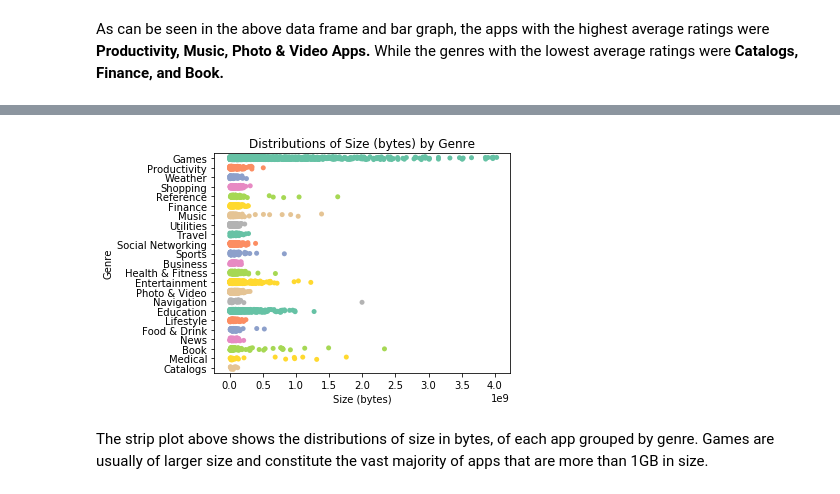
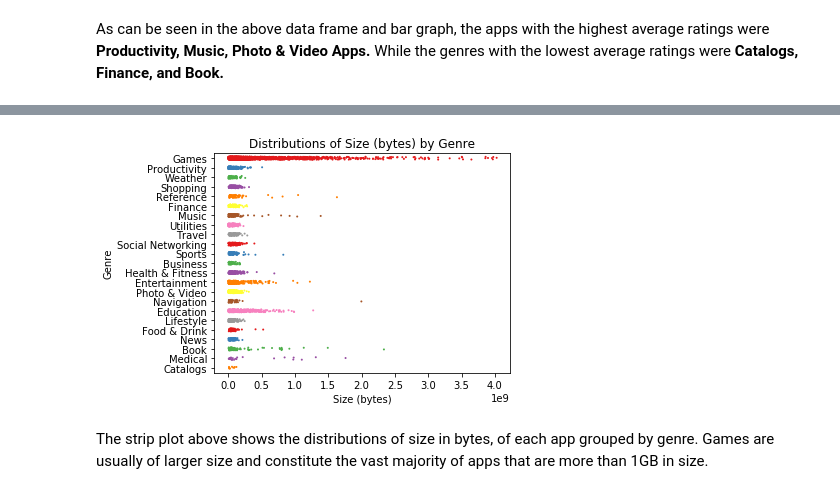
Before and after one commit to cgman64/apple-store-analysis, a Jupyter notebook: appStoreAnalysis.ipynb, the cells around one changed output, grey strips where cells are left out. Drawn from its saved outputs; the diff is of its cells as text; code cells hidden in the pictures.

```diff
--- a/appStoreAnalysis.ipynb
+++ b/appStoreAnalysis.ipynb
@@ -152,10 +223,10 @@ As can be seen in the above data frame and bar graph, the apps with the highest
 # %%
 sns.stripplot(y='prime_genre', x='size_bytes', data=store, orient='h',
-             jitter=0.15, palette="Set2")
+             jitter=0.15, palette="Set1", size=2)
 plt.xlabel('Size (bytes)'); plt.ylabel('Genre'); plt.title('Distributions of Size (bytes) by Genre')
 plt.tight_layout()
 plt.show()
 # %% [output]
-[figure, old version]
+[figure, new version]
 # %% [markdown]
 The strip plot above shows the distributions of size in bytes, of each app grouped by genre. Games are usually of larger size and constitute the vast majority of apps that are more than 1GB in size.
```
Also changed, not shown: parts of 4 cells of this notebook.
